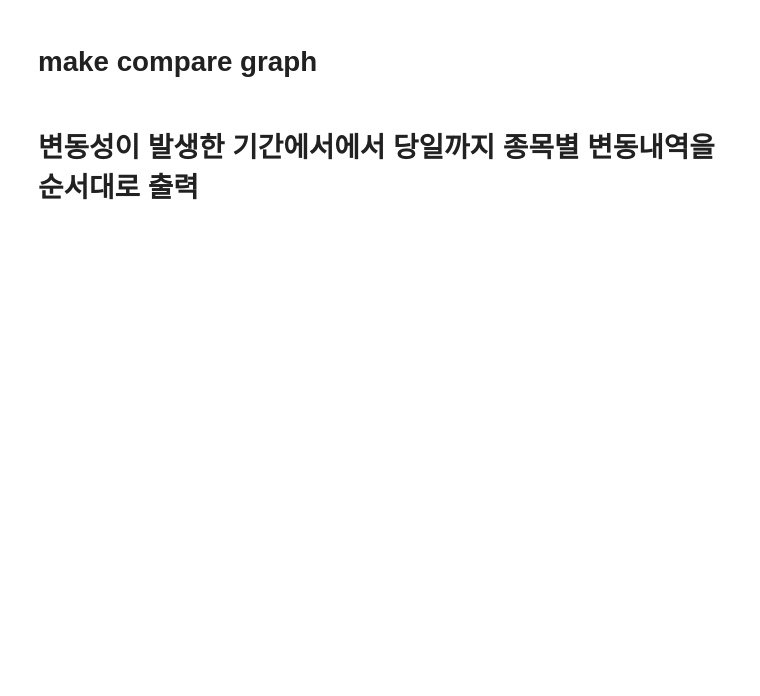
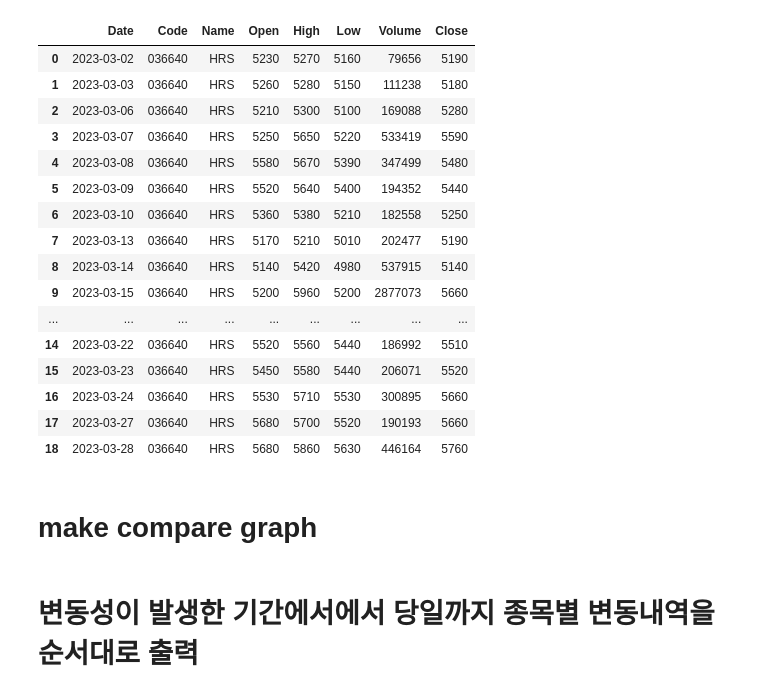
Before and after one commit to linux386/amd_first_module, a Jupyter notebook: stock_analysis.ipynb, the cells around one changed output. Cells and saved outputs as stored; diff of their text form; code cells hidden in the pictures; blank space fills up the shorter version.

```diff
--- a/stock_analysis.ipynb
+++ b/stock_analysis.ipynb
@@ -144,3 +267,81 @@ print('time:', time.time()-start)
+# %%
+from mod1 import *
+
+import time
+import pandas as pd
+from datetime import datetime, timedelta
+from sklearn.preprocessing import MinMaxScaler
+
+# Set start time and date range
+start = time.time()
+today = datetime.today()
+str_yesterday = (today - timedelta(days=1)).strftime('%Y-%m-%d')
+select_start_a = '2019-01-01'
+select_start_b = '2008-01-01'
+
+# Get list of stock names
+df = select_stock('all', '2023-03-28', '2023-03-28')['Name']
+name = df.to_list()
+
+# Get list of dates to iterate over
+from_day = (today - timedelta(days=365)).strftime('%Y-%m-%d')
+df3 = pd.read_sql(f"select * from kospi where Date >= '{from_day}'", engine)['Date'].iloc[:250]
+datelist = df3.to_list()
+
+# Loop through stocks and standardize data
+df2 = pd.DataFrame()
+for i in name:
+    df = select_stock(i, select_start_b, str_yesterday)
+    ma(df)
+    source = MinMaxScaler()
+    data = source.fit_transform(df[['close', 'ma60', 'ma120', 'volume']].values)
+    df1 = pd.DataFrame(data, columns=['close', 'ma60', 'ma120', 'volume'])
+    df1['name'] = i
+    df1[['date', 'code']] = df[['date', 'code']]
+    df2 = df2.append(df1)
+
+# Loop through dates and filter data
+for i in datelist:
+    last_df = df2.loc[df2['date'] == i].reset_index(drop=True)
+    last_close_df = last_df[last_df['close'] < 0.1].sort_values(["close"])
+    mask1 = (last_df.ma120 < 0.1) & (last_df.close > last_df.ma60) & (last_df.ma60 > last_df.ma120)
+    last_ma_df = last_df.loc[mask1, :].sort_values(["ma120"])
+    strdate = i.strftime('%Y-%m-%d')
+    last_ma_df.to_excel(f"{path_ma}{select_start_b}_{strdate}.xlsx")
+    last_close_df.to_excel(f"{path_close}{select_start_b}_{strdate}.xlsx")
+
+final_day = pd.read_sql(
+    "select Date from kospi order by Date desc limit 1", engine)
+final_day = str(final_day['Date'])
+until_date = final_day[10:15]
+until_date = until_date.replace('-', '')
+print(path_close_ma120+'2021/'+'2021_04/'+until_date+'/')
+
+try:
+    os.mkdir(path_close_ma120+'2021/'+'2021_04/'+until_date)
+except:
+    pass
+for filename in glob.glob(os.path.join(path_close_ma120, '*.*')):
+    shutil.copy(filename, path_close_ma120+'2021/'+'2021_04/'+until_date+'/')
+print('time:', time.time()-start)
+# %% [output]
+|  | Date | Code | Name | Open | High | Low | Volume | Close |
+| 0 | 2023-03-02 | 036640 | HRS | 5230 | 5270 | 5160 | 79656 | 5190 |
+| 1 | 2023-03-03 | 036640 | HRS | 5260 | 5280 | 5150 | 111238 | 5180 |
+| 2 | 2023-03-06 | 036640 | HRS | 5210 | 5300 | 5100 | 169088 | 5280 |
+| 3 | 2023-03-07 | 036640 | HRS | 5250 | 5650 | 5220 | 533419 | 5590 |
+| 4 | 2023-03-08 | 036640 | HRS | 5580 | 5670 | 5390 | 347499 | 5480 |
+| 5 | 2023-03-09 | 036640 | HRS | 5520 | 5640 | 5400 | 194352 | 5440 |
+| 6 | 2023-03-10 | 036640 | HRS | 5360 | 5380 | 5210 | 182558 | 5250 |
+| 7 | 2023-03-13 | 036640 | HRS | 5170 | 5210 | 5010 | 202477 | 5190 |
+| 8 | 2023-03-14 | 036640 | HRS | 5140 | 5420 | 4980 | 537915 | 5140 |
+| 9 | 2023-03-15 | 036640 | HRS | 5200 | 5960 | 5200 | 2877073 | 5660 |
+| ... | ... | ... | ... | ... | ... | ... | ... | ... |
+| 14 | 2023-03-22 | 036640 | HRS | 5520 | 5560 | 5440 | 186992 | 5510 |
+| 15 | 2023-03-23 | 036640 | HRS | 5450 | 5580 | 5440 | 206071 | 5520 |
+| 16 | 2023-03-24 | 036640 | HRS | 5530 | 5710 | 5530 | 300895 | 5660 |
+| 17 | 2023-03-27 | 036640 | HRS | 5680 | 5700 | 5520 | 190193 | 5660 |
+| 18 | 2023-03-28 | 036640 | HRS | 5680 | 5860 | 5630 | 446164 | 5760 |
 # %% [markdown]
 # make compare graph
 # %%
```
Also changed, not shown: parts of 107 cells of this notebook, 44 other files.
